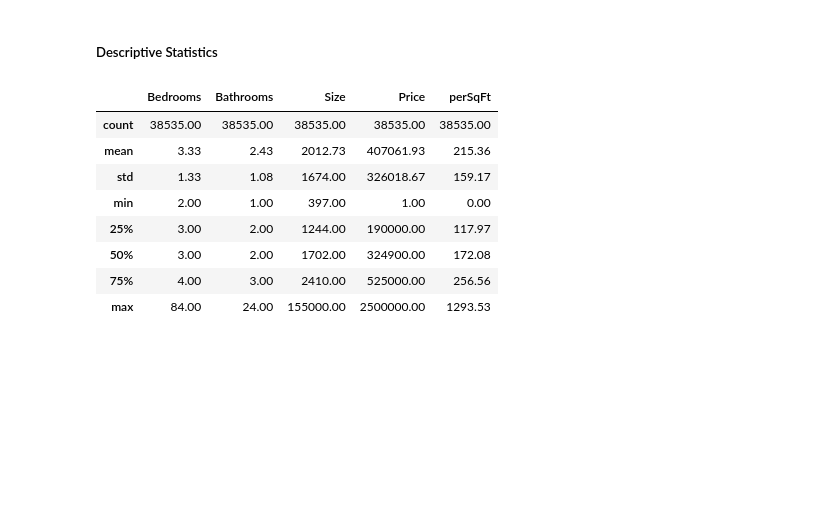
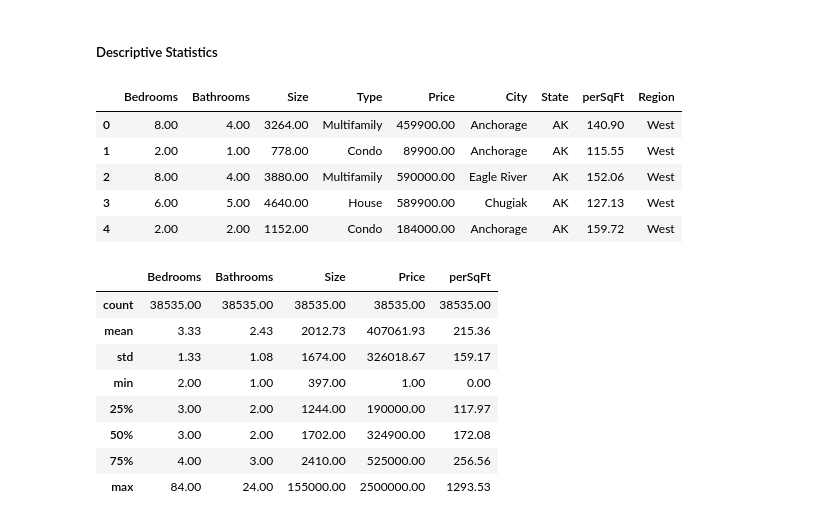
Before and after one commit to StockJanitor/CIS41_Project, a Jupyter notebook: CIS41_Project.ipynb, the cells around one changed output. Saved outputs shown, nothing was run; the diff lists cells and outputs as text; code cells hidden in the pictures; blank space fills up the shorter version.

```diff
--- a/CIS41_Project.ipynb
+++ b/CIS41_Project.ipynb
@@ -724,6 +728,15 @@ state_df.head()
 #### House_Df
 # %% [markdown]
 ##### Descriptive Statistics
+# %%
+house_df.head()
+# %% [output]
+|  | Bedrooms | Bathrooms | Size | Type | Price | City | State | perSqFt | Region |
+| 0 | 8.00 | 4.00 | 3264.00 | Multifamily | 459900.00 | Anchorage | AK | 140.90 | West |
+| 1 | 2.00 | 1.00 | 778.00 | Condo | 89900.00 | Anchorage | AK | 115.55 | West |
+| 2 | 8.00 | 4.00 | 3880.00 | Multifamily | 590000.00 | Eagle River | AK | 152.06 | West |
+| 3 | 6.00 | 5.00 | 4640.00 | House | 589900.00 | Chugiak | AK | 127.13 | West |
+| 4 | 2.00 | 2.00 | 1152.00 | Condo | 184000.00 | Anchorage | AK | 159.72 | West |
 # %%
 house_df.describe()
 # %% [output]
```
Also changed, not shown: parts of 16 cells of this notebook, 1 other file.
